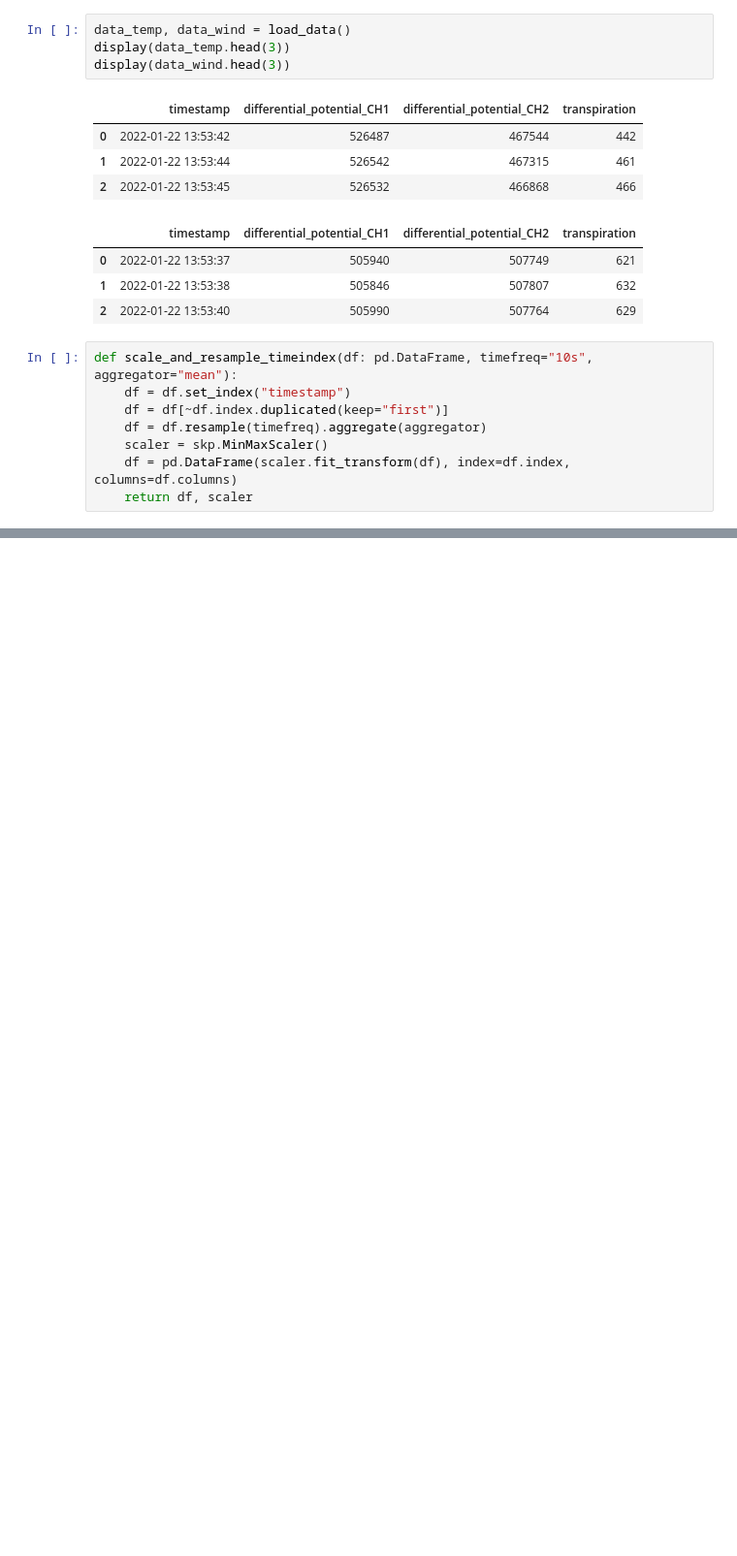
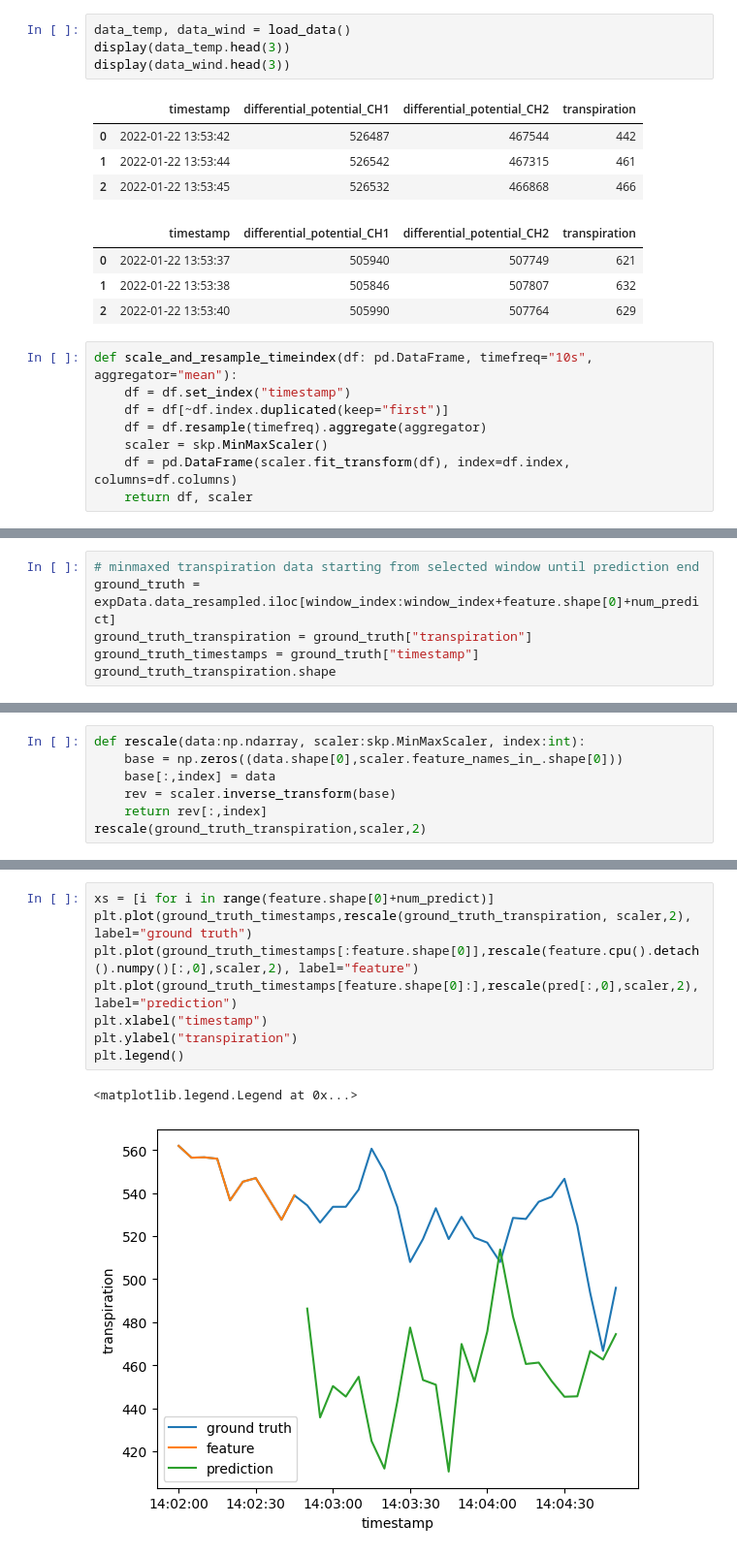
Before and after one commit to julianjandeleit/transformer-models-time-series-forecasting, a Jupyter notebook: notebooks/adapt_simle_transformer.ipynb, the cells around one changed output, grey strips where cells are left out. Shown: that part at 97% size. Saved outputs shown, nothing was run; the diff lists cells and outputs as text; blank space fills up the shorter version.

```diff
--- a/notebooks/adapt_simle_transformer.ipynb
+++ b/notebooks/adapt_simle_transformer.ipynb
@@ -521,0 +627,6 @@ tensor(0.1067, device='cuda:0', grad_fn=<MseLossBackward0>)
+# %%
+# minmaxed transpiration data starting from selected window until prediction end
+ground_truth = expData.data_resampled.iloc[window_index:window_index+feature.shape[0]+num_predict]
+ground_truth_transpiration = ground_truth["transpiration"]
+ground_truth_timestamps = ground_truth["timestamp"]
+ground_truth_transpiration.shape
@@ -521,0 +646,7 @@ tensor(0.1067, device='cuda:0', grad_fn=<MseLossBackward0>)
+# %%
+def rescale(data:np.ndarray, scaler:skp.MinMaxScaler, index:int):
+    base = np.zeros((data.shape[0],scaler.feature_names_in_.shape[0]))
+    base[:,index] = data
+    rev = scaler.inverse_transform(base)
+    return rev[:,index]
+rescale(ground_truth_transpiration,scaler,2)
@@ -521,0 +663,11 @@ tensor(0.1067, device='cuda:0', grad_fn=<MseLossBackward0>)
+# %%
+xs = [i for i in range(feature.shape[0]+num_predict)]
+plt.plot(ground_truth_timestamps,rescale(ground_truth_transpiration, scaler,2), label="ground truth")
+plt.plot(ground_truth_timestamps[:feature.shape[0]],rescale(feature.cpu().detach().numpy()[:,0],scaler,2), label="feature")
+plt.plot(ground_truth_timestamps[feature.shape[0]:],rescale(pred[:,0],scaler,2), label="prediction")
+plt.xlabel("timestamp")
+plt.ylabel("transpiration")
+plt.legend()
+# %% [output]
+<matplotlib.legend.Legend at 0x...>
+[figure, added]
```
Also changed, not shown: parts of 16 cells of this notebook.
